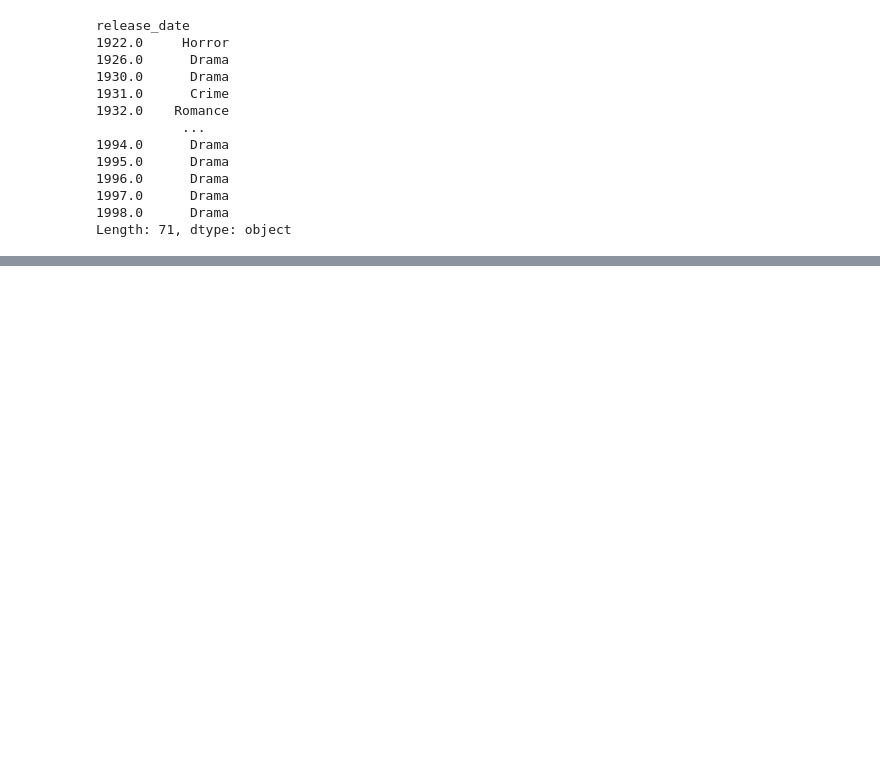
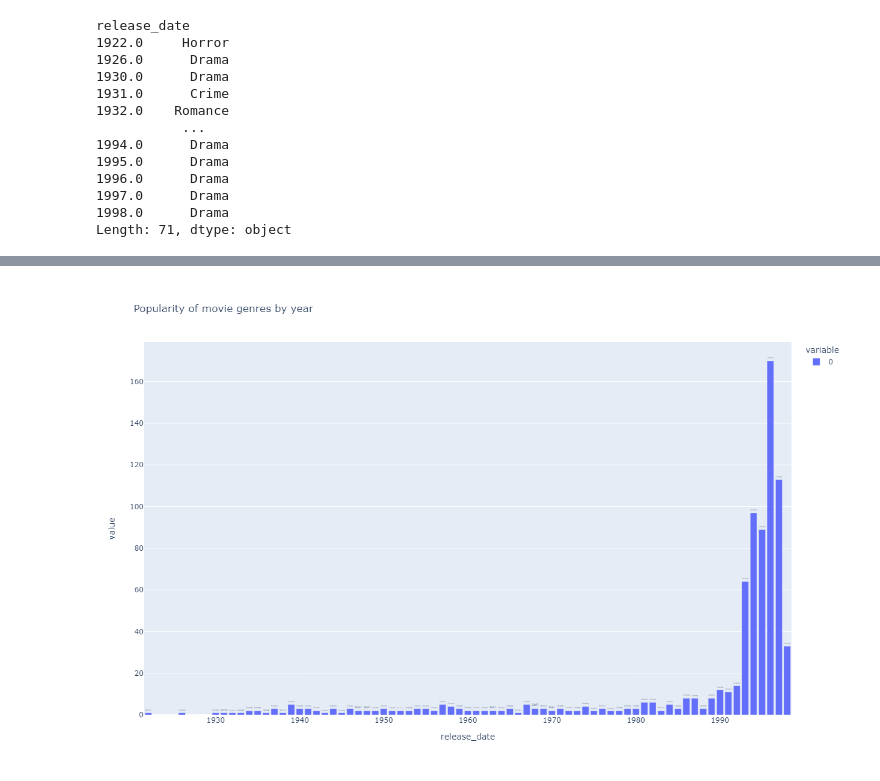
Before and after one commit to RochaErik/MovieLens-Data, a Jupyter notebook: AssignmentOne.ipynb, the cells around one changed output, grey strips where cells are left out. Saved outputs shown, nothing was run; the diff lists cells and outputs as text; code cells hidden in the pictures; blank space fills up the shorter version.

Commit message:
Plotly graph

```diff
--- a/AssignmentOne.ipynb
+++ b/AssignmentOne.ipynb
@@ -402,0 +406,3 @@ plt.show()
+# %%
+barlabel = pd.DataFrame(genres_data.idxmax(axis=1).values)
+barlabel[0]
@@ -402,0 +422,19 @@ plt.show()
+# %%
+import plotly.express as px
+
+fig = px.bar(genres_data.max(axis=1),
+            title='Popularity of movie genres by year',
+            labels={
+                'x': 'Year',
+                'y': 'Popularity'
+            },
+            text=barlabel[0],
+            width=1250,
+            height=800)
+
+fig.update_traces(textposition='outside')
+
+
+fig.show()
+fig.show(renderer="png")
+# %% [output]
@@ -402,0 +442 @@ plt.show()
+[figure, added]
```
Also changed, not shown: parts of 5 cells of this notebook.
